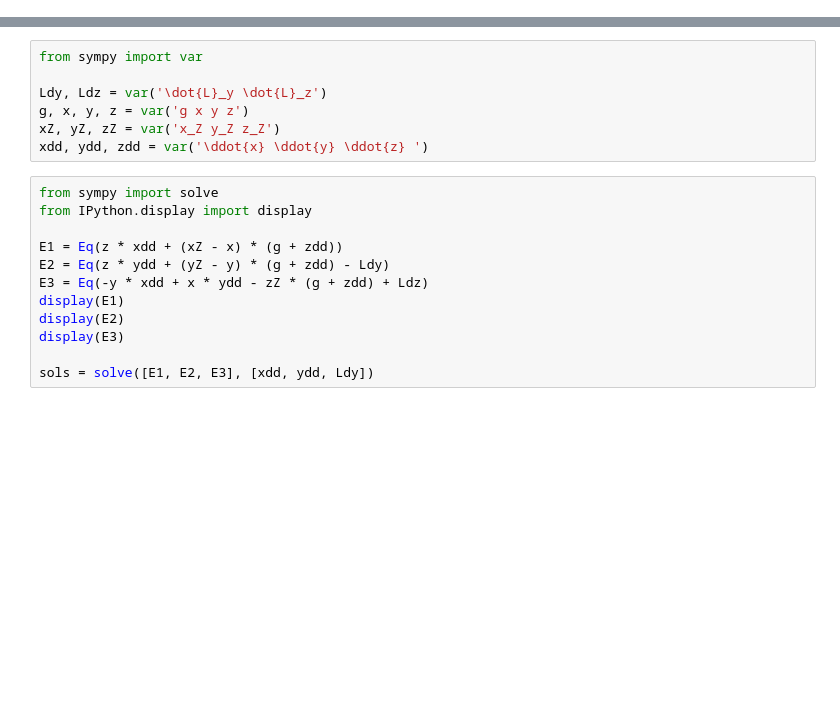
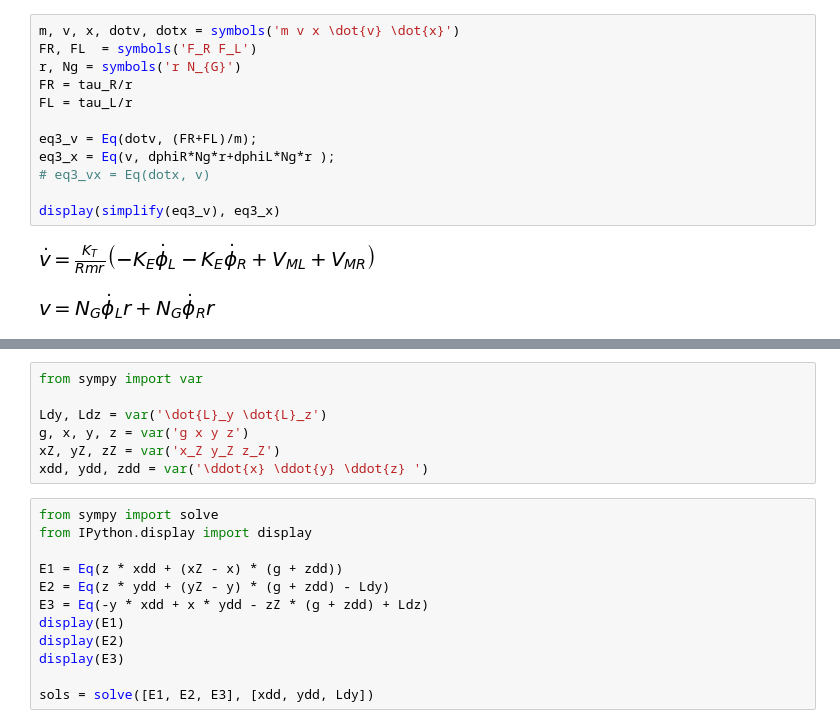
Before and after one commit to shino-kei/control_notebook, a Jupyter notebook: motor-mechanics.ipynb, the cells around one changed output, grey strips where cells are left out. Saved outputs shown, nothing was run; the diff lists cells and outputs as text; blank space fills up the shorter version.

```diff
--- a/motor-mechanics.ipynb
+++ b/motor-mechanics.ipynb
@@ -27,0 +41,15 @@ solve(eq1, (wr))
+# %%
+m, v, x, dotv, dotx = symbols('m v x \dot{v} \dot{x}')
+FR, FL  = symbols('F_R F_L')
+r, Ng = symbols('r N_{G}')
+FR = tau_R/r
+FL = tau_L/r
+
+eq3_v = Eq(dotv, (FR+FL)/m);
+eq3_x = Eq(v, dphiR*Ng*r+dphiL*Ng*r );
+# eq3_vx = Eq(dotx, v)
+
+display(simplify(eq3_v), eq3_x)
+# %% [output]
+[figure, added]
+[figure, added]
```
Also changed, not shown: parts of 11 cells of this notebook.
